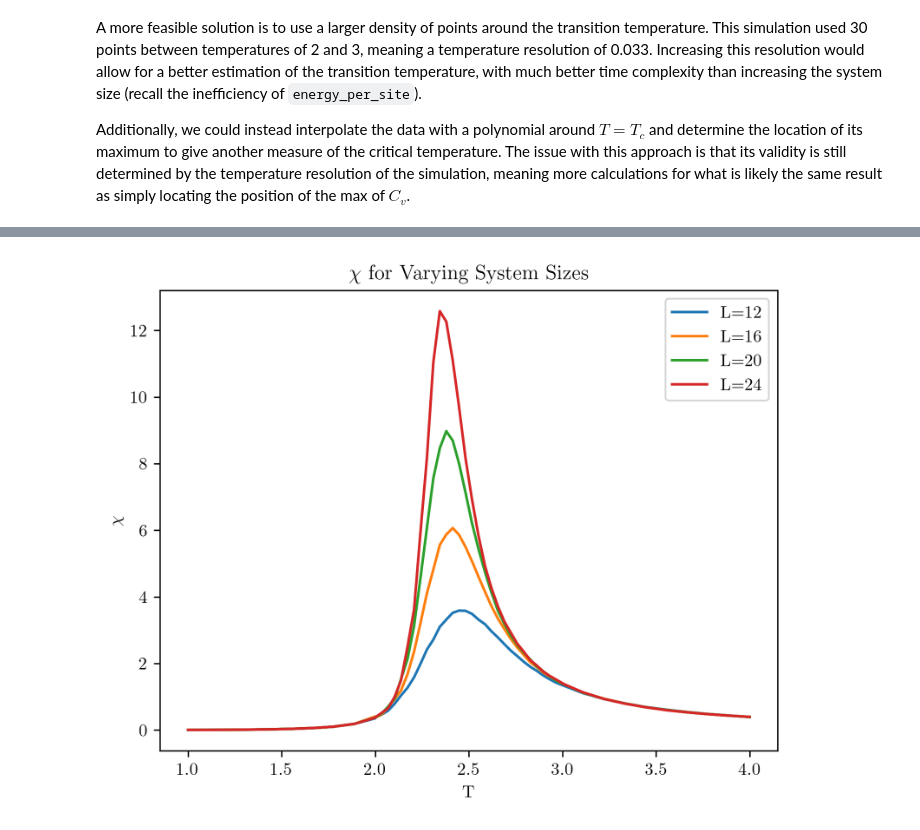
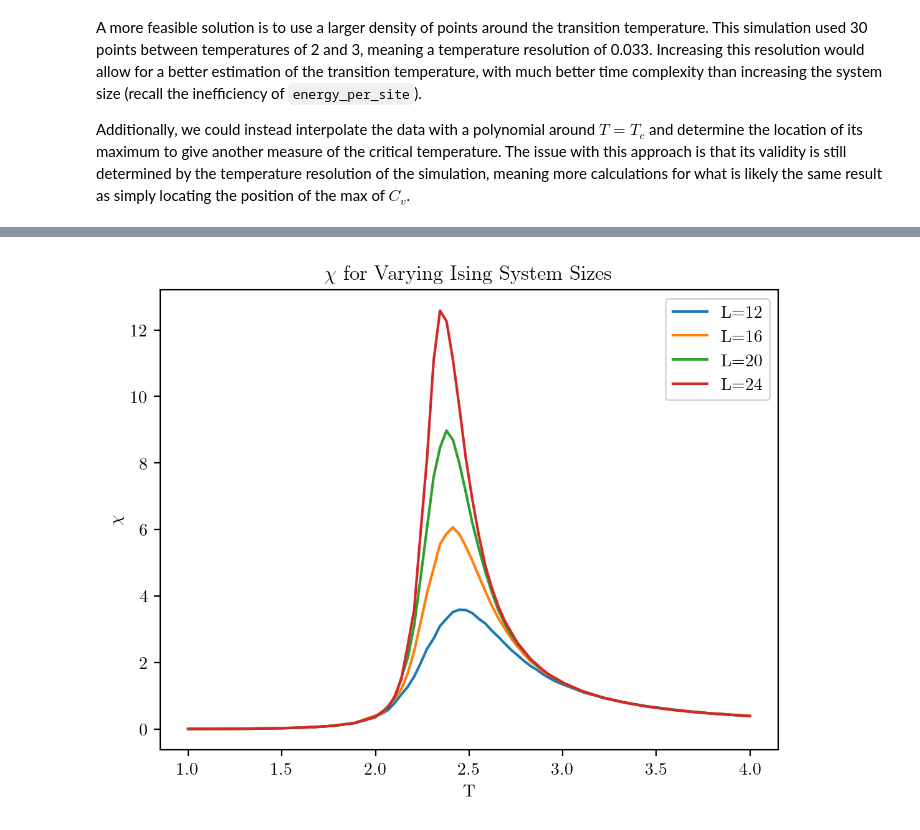
Before and after one commit to m-bouliane/Phys-705, a Jupyter notebook: Final Project.ipynb, the cells around one changed output, grey strips where cells are left out. Drawn from its saved outputs; the diff is of its cells as text; code cells hidden in the pictures.

```diff
--- a/Final Project.ipynb
+++ b/Final Project.ipynb
@@ -51,7 +51,7 @@ import multiprocess as mp
 
 font = {'size': 10}
 matplotlib.rc('font', **font)
-matplotlib.rcParams['figure.dpi'] = 300
+matplotlib.rcParams['figure.dpi'] = 200
 matplotlib.rc('text', usetex=True)
 matplotlib.rcParams['mathtext.fontset'] = 'cm'
 matplotlib.rcParams['font.family'] = 'STIXGeneral'
@@ -460,12 +467,12 @@ chi24 = 24**2/temps*(L24M2-L24M**2)
 # %%
 plt.plot(temps, chi12, label='L=12')
 plt.plot(temps, chi16, label='L=16')
 plt.plot(temps, chi20, label='L=20')
 plt.plot(temps, chi24, label='L=24')
-plt.title(r'$\chi$ for Varying System Sizes')
+plt.title(r'$\chi$ for Varying Ising System Sizes')
 plt.ylabel(r'$\chi$')
 plt.xlabel('T')
 plt.legend()
 plt.show()
 # %% [output]
-[figure, old version]
+[figure, new version]
```
Also changed, not shown: parts of 57 cells of this notebook, 3 other files.
